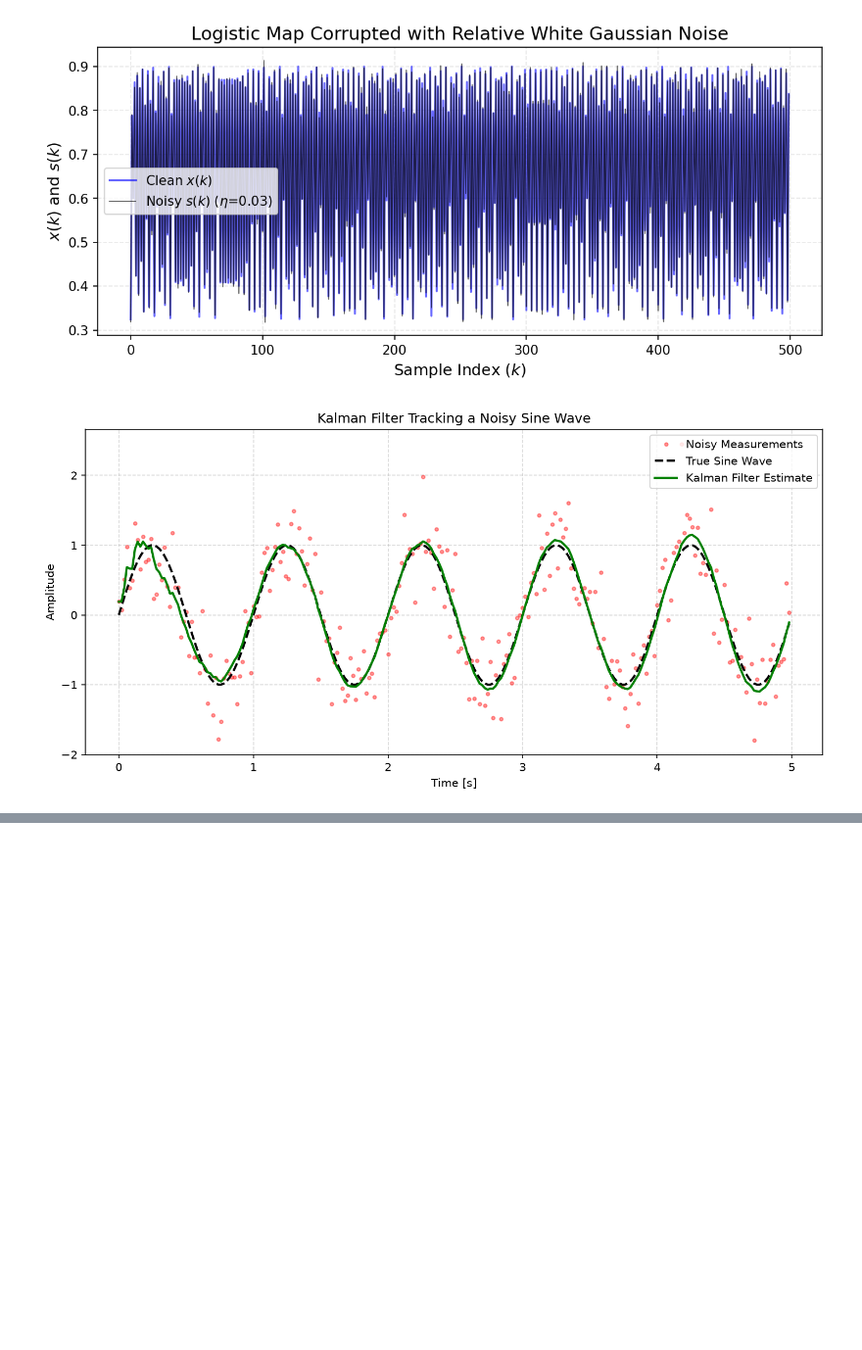
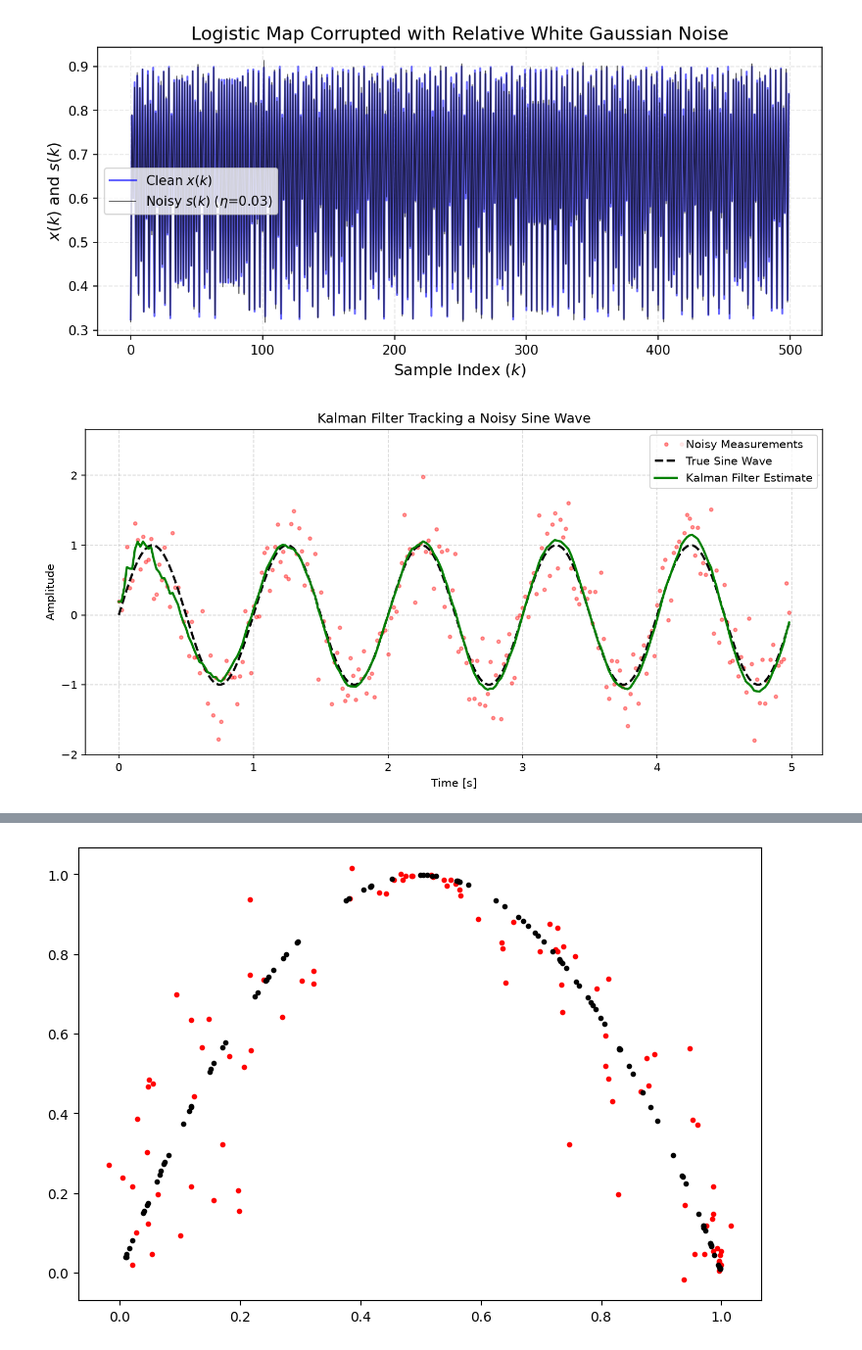
Before and after one commit to Izzathawari/PINN-dynamic-system, a Jupyter notebook: discrete_pinn/hankel_analysis.ipynb, the cells around one changed output, grey strips where cells are left out. Shown at 98% size. Drawn from its saved outputs; the diff is of its cells as text; code cells hidden in the pictures; blank space fills up the shorter version.

```diff
--- a/discrete_pinn/hankel_analysis.ipynb
+++ b/discrete_pinn/hankel_analysis.ipynb
@@ -545,3 +545,84 @@ plt.tight_layout()
 plt.show()
 # %% [output]
 [figure]
+# %%
+import numpy as np
+import matplotlib.pyplot as plt
+
+# ---------------------------------------------------------------
+# 1. SYSTEM PARAMETERS & NOISE SETUP
+# ---------------------------------------------------------------
+alpha = 3.99       # Chaotic parameter for the Logistic Map
+num_steps = 100     # Total iterations to run
+
+# Noise Variances
+Q = 1e-6           # Process noise variance (small numerical stabilizer)
+R = 0.1           # Measurement noise variance (Sensor standard deviation = 0.1)
+
+# ---------------------------------------------------------------
+# 2. SIMULATE GROUND TRUTH & NOISY SENSOR READINGS
+# ---------------------------------------------------------------
+np.random.seed(42) # Fixed seed for reproducible output
+
+true_x = np.zeros(num_steps)
+z = np.zeros(num_steps)
+
+# True initial state
+true_x[0] = 0.5
+z[0] = true_x[0] + np.random.normal(0, np.sqrt(R))
+
+for k in range(1, num_steps):
+    # Nature generates the exact next state (clean map)
+    true_x[k] = alpha * true_x[k-1] * (1.0 - true_x[k-1])
+
+    # Sensor records state corrupted by additive Gaussian noise v_k ~ N(0, R)
+    z[k] = true_x[k] + np.random.normal(0, np.sqrt(R))
+
+# ---------------------------------------------------------------
+# 3. EXTENDED KALMAN FILTER (EKF) IMPLEMENTATION
+# ---------------------------------------------------------------
+x_hat = np.zeros(num_steps)  # Filter's state estimates
+P = np.zeros(num_steps)      # Filter's error variances
+
+# Filter Initial Guesses
+x_hat[0] = 0.52   # Slightly incorrect initial guess (True is 0.50)
+P[0] = 0.1        # Initial uncertainty variance
+
+print(f"{'k':<4} | {'True x_k':<9} | {'Noisy z_k':<9} | {'Pred x_hat^-':<12} | {'Gain G_k':<8} | {'Est x_hat':<9} | {'Var P_k':<9}")
+print("-" * 75)
+
+for k in range(1, num_steps):
+    # ==========================================
+    # TIME UPDATE (PREDICTION PHASE)
+    # ==========================================
+    # 1. State Prediction: Pass previous estimate through exact non-linear map
+    x_pred = alpha * x_hat[k-1] * (1.0 - x_hat[k-1])
+
+    # 2. Process Derivative: Evaluate slope (Jacobian) at previous estimate
+    F = alpha * (1.0 - 2.0 * x_hat[k-1])
+
+    # 3. Variance Prediction: Scale variance by squared slope and add process noise
+    P_pred = (F ** 2) * P[k-1] + Q
+
+    # ==========================================
+    # MEASUREMENT UPDATE (FUSION PHASE)
+    # ==========================================
+    # 4. Measurement Jacobian (Direct observation: h(x) = x => H = 1)
+    H = 1.0
+
+    # 5. Compute Kalman Gain
+    G = (P_pred * H) / (H * P_pred * H + R)
+
+    # 6. State Estimate Update: Blend model prediction with noisy sensor measurement
+    x_hat[k] = x_pred + G * (z[k] - x_pred)
+
+    # 7. Variance Estimate Update: Reduce uncertainty after incorporating sensor data
+    P[k] = (1.0 - G * H) * P_pred
+
+    # Print progress table
+    print(f"{k:<4} | {true_x[k]:<9.4f} | {z[k]:<9.4f} | {x_pred:<12.4f} | {G:<8.4f} | {x_hat[k]:<9.4f} | {P[k]:<9.4f}")
+
+plt.figure(figsize=(9,6))
+plt.plot(x_hat[:-1], x_hat[1:], '.r')
+plt.plot(true_x[:-1], true_x[1:], '.k')
+# %% [output]
@@ -547,0 +647 @@ plt.show()
+[figure, added]
```
Also changed, not shown: parts of 1 cell of this notebook.
